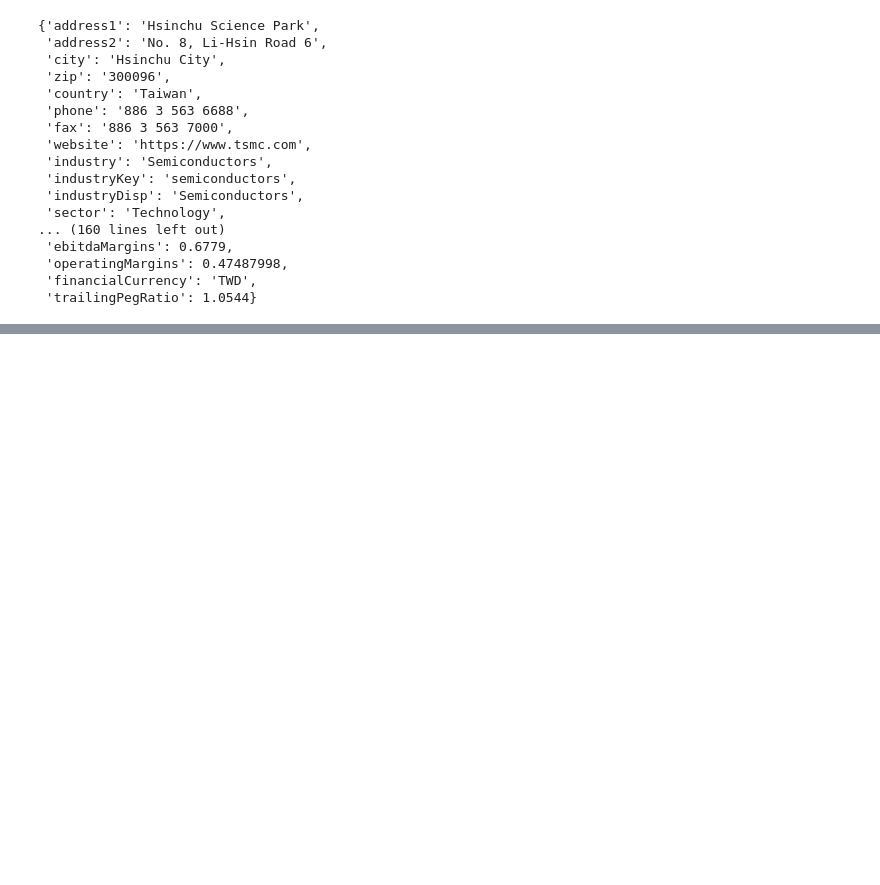
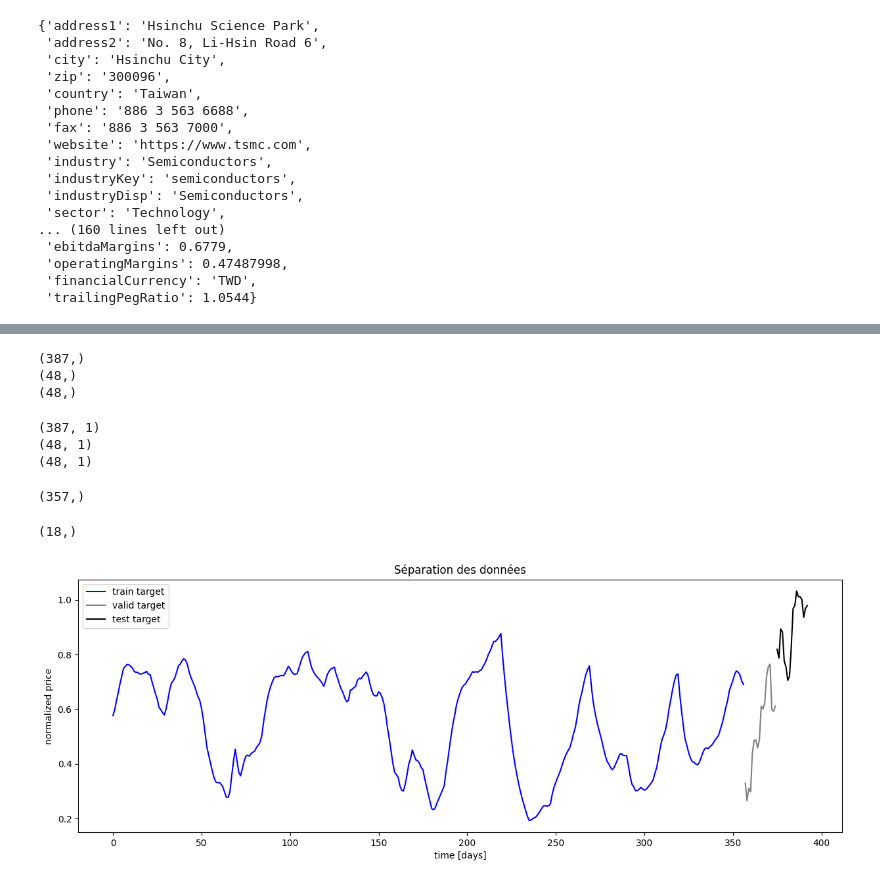
Before and after one commit to joeywu456/StockPrediction, a Jupyter notebook: stockprediction.ipynb, the cells around one changed output, grey strips where cells are left out. Drawn from its saved outputs; the diff is of its cells as text; code cells hidden in the pictures; blank space fills up the shorter version.

```diff
--- a/stockprediction.ipynb
+++ b/stockprediction.ipynb
@@ -78,0 +200,22 @@ plt.show()
+# %%
+train_data = train_df[RATIO_TO_PREDICT].values
+valid_data = validation_df[RATIO_TO_PREDICT].values
+test_data = test_df[RATIO_TO_PREDICT].values
+print(train_data.shape)
+print(valid_data.shape)
+print(test_data.shape)
+# %% [output]
+(387,)
+(48,)
+(48,)
+# %%
+train_data = train_data.reshape(-1,1)
+valid_data = valid_data.reshape(-1,1)
+test_data = test_data.reshape(-1,1)
+print(train_data.shape)
+print(valid_data.shape)
+print(test_data.shape)
+# %% [output]
+(387, 1)
+(48, 1)
+(48, 1)
@@ -78,0 +235,7 @@ plt.show()
+# %%
+# Reshape both train and test data
+train_data = train_data.reshape(-1)
+
+# Normalize test data and validation data
+valid_data = scaler.transform(valid_data).reshape(-1)
+test_data = scaler.transform(test_data).reshape(-1)
@@ -78,0 +272,48 @@ plt.show()
+# %%
+X_test = []
+y_test = []
+for i in range(SEQ_LEN, len(test_data)):
+    X_test.append(test_data[i-SEQ_LEN:i])
+    y_test.append(test_data[i+(FUTURE_PERIOD_PREDICT-1)])
+
+X_test, y_test = np.array(X_test), np.array(y_test)
+if len(X_test) > 0:
+    X_test = np.reshape(X_test, (X_test.shape[0], X_test.shape[1], 1))
+# %%
+y_train.shape
+# %% [output]
+(357,)
+# %%
+y_valid.shape
+# %% [output]
+(18,)
+# %%
+X_train_2 = []
+y_train_2 = []
+for i in range(SEQ_LEN, len(train_data)):
+    X_train_2.append(train_data[i-SEQ_LEN:i])
+    y_train_2.append(train_data[i + (FUTURE_PERIOD_PREDICT-1)])
+X_train_2, y_train_2 = np.array(X_train_2), np.array(y_train_2)
+
+X_train_2 = np.reshape(X_train_2, (X_train_2.shape[0], X_train_2.shape[1], 1))
+# %%
+## show predictions
+plt.figure(figsize=(15, 5))
+
+plt.plot(np.arange(y_train_2.shape[0]), y_train_2, color='blue', label='train target')
+
+plt.plot(np.arange(y_train_2.shape[0], y_train_2.shape[0]+y_valid.shape[0]), y_valid,
+         color='gray', label='valid target')
+
+plt.plot(np.arange(y_train_2.shape[0]+y_valid.shape[0],
+                   y_train_2.shape[0]+y_valid.shape[0]+y_test.shape[0]),
+         y_test, color='black', label='test target')
+
+
+plt.title('Séparation des données')
+plt.xlabel('time [days]')
+plt.ylabel('normalized price')
+plt.legend(loc='best')
+plt.show()
+# %% [output]
+[figure, added]
```
Also changed, not shown: parts of 21 cells of this notebook, 11 other files.
